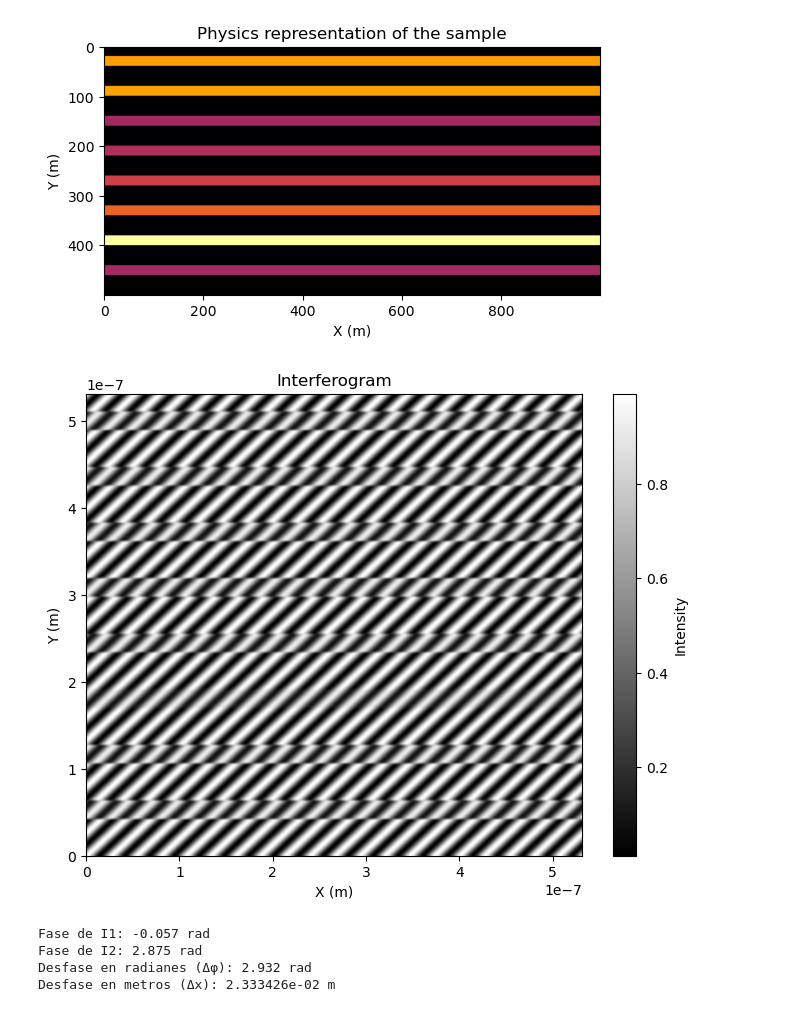
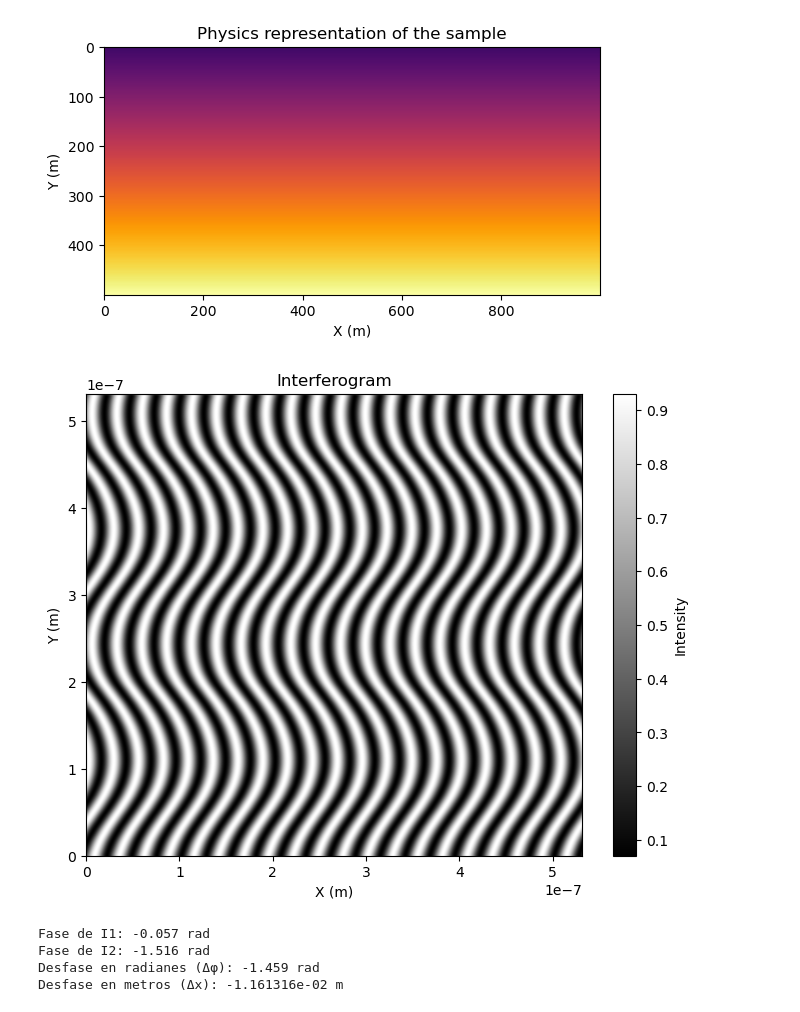
Before and after one commit to Aguiario/Polarimetric_Interferomerty, a Jupyter notebook: Rene.ipynb, the cells around one changed output. Cells and saved outputs as stored; diff of their text form; code cells hidden in the pictures.

```diff
--- a/Rene.ipynb
+++ b/Rene.ipynb
@@ -6,35 +6,38 @@ import cv2
 # %%
 sample, sample_image, X, Y = pi.initialize_environment()
 # Definir posiciones fijas para las líneas horizontales (en píxeles)
 '''
 fixed_positions = [100, 250, 400]  # Posiciones en el eje y
 
 # Definir matrices específicas para cada línea en sample
 line_matrices = [
     pi.jones_matrix(np.pi, np.pi/2),        # Línea 1
     pi.jones_matrix(np.pi/3, 0),      # Línea 2
     pi.jones_matrix(np.pi/3, np.pi/2)       # Línea 3
 ]
 '''
+n  = 499
+# Parámetros
 
-# Parámetros
-fixed_positions = np.arange(20, 500, 60)  # Posiciones en incrementos regulares
 
 # Crear las matrices con el segundo valor variando de 0 a π (0, π/8, π/6,...)
-angles = [0, np.pi/8, np.pi/6, np.pi/4, np.pi/3, np.pi/2, np.pi, 2*np.pi]
+#angles = [0, np.pi/8, np.pi/6, np.pi/4, np.pi/3, np.pi/2, np.pi, 2*np.pi]
+angles = np.linspace(0, 2 * np.pi, n)
 line_matrices = [pi.jones_matrix(np.pi/3, angle) for angle in angles]
+#fixed_positions = np.arange(10, 500, 500//n)  # Posiciones en incrementos regulares
+fixed_positions = np.arange(1, 500, 1)  # Posiciones en incrementos regulares
 
 
-sample = pi.add_lines(fixed_positions, line_matrices, sample_image, sample, grosor=20)
+sample = pi.add_lines(fixed_positions, line_matrices, sample_image, sample, grosor=1)
 # %% [output]
-[figure, old version]
+[figure, new version]
 # %%
 Eis = np.array([[1], [1j]])
 Er = np.array([[1], [1j]])
 
 I = pi.sample_intensity(Er, Eis, sample, X, Y)
 # %% [output]
-[figure, old version]
+[figure, new version]
 # %%
 import numpy as np
 from scipy.fft import fft, fftfreq
@@ -86,9 +89,9 @@ print(f"Desfase en radianes (Δφ): {delta_phi:.3f} rad")
 print(f"Desfase en metros (Δx): {delta_x:.6e} m")
 # %% [output]
 Fase de I1: -0.057 rad
-Fase de I2: 2.875 rad
-Desfase en radianes (Δφ): 2.932 rad
-Desfase en metros (Δx): 2.333426e-02 m
+Fase de I2: -1.516 rad
+Desfase en radianes (Δφ): -1.459 rad
+Desfase en metros (Δx): -1.161316e-02 m
 # %%
 import numpy as np
 import matplotlib.pyplot as plt
```
Also changed, not shown: parts of 5 cells of this notebook, 1 other file.
